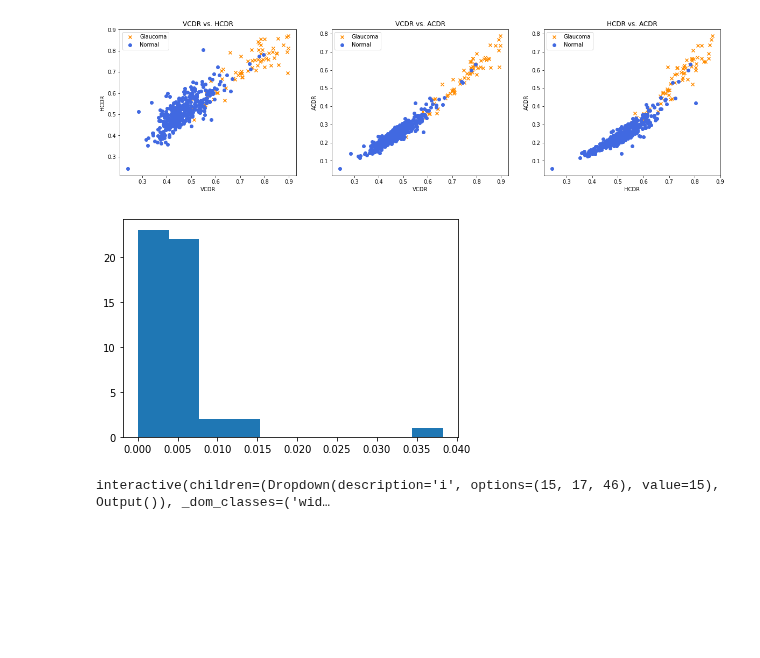
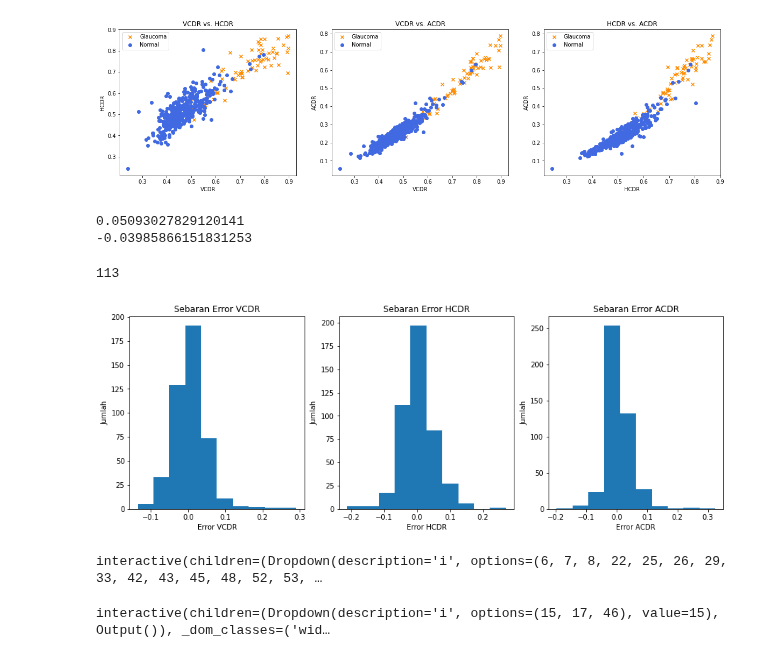
Before and after one commit to anasnafis77/Glaucoma-Detection-UNet, a Jupyter notebook: Glaucoma_inference.ipynb, the cells around one changed output. Drawn from its saved outputs; the diff is of its cells as text; code cells hidden in the pictures; blank space fills up the shorter version.

```diff
--- a/Glaucoma_inference.ipynb
+++ b/Glaucoma_inference.ipynb
@@ -205,8 +203,75 @@ ix_error = abs_error.index[abs_error > (np.mean(abs_error) + np.std(abs_error))]
-# %%
-plt.hist(abs_error)
-plt.show()
-# %% [output]
-[figure, removed]
+# %%
+vcdr_error = inf_df['VCDR GT']-inf_df['VCDR']
+hcdr_error = inf_df['HCDR GT']-inf_df['HCDR']
+acdr_error = inf_df['ACDR GT']-inf_df['ACDR']
+ix_error_vcdr = vcdr_error.index[(vcdr_error > (np.mean(vcdr_error) + np.std(vcdr_error)))|( vcdr_error < (np.mean(vcdr_error) - np.std(vcdr_error)))]
+print(np.mean(vcdr_error) + np.std(vcdr_error))
+print(np.mean(vcdr_error) - np.std(vcdr_error))
+# %% [output]
+0.05093027829120141
+-0.03985866151831253
+# %%
+len(ix_error_vcdr)
+# %% [output]
+113
+# %%
+plt.figure(figsize=(15, 5))
+plt.subplot(1,3,1)
+plt.hist(vcdr_error)
+plt.ylabel('Jumlah')
+plt.xlabel('Error VCDR')
+plt.title('Sebaran Error VCDR')
+plt.subplot(1,3,2)
+plt.hist(hcdr_error)
+plt.ylabel('Jumlah')
+plt.xlabel('Error HCDR')
+plt.title('Sebaran Error HCDR')
+plt.subplot(1,3,3)
+plt.hist(acdr_error)
+plt.ylabel('Jumlah')
+plt.xlabel('Error ACDR')
+plt.title('Sebaran Error ACDR')
+plt.show()
+# %% [output]
+[figure, added]
+# %%
+@interact(i=ix_error_vcdr)
+def show_groundtruth(i=ix_error_vcdr[0]):
+
+  img = cv2.imread(df['path_OD'][i], 0)
+  ROI =
+  mask_OD_gt = cv2.imread(df['path_OD_png'][i], 0)
+  mask_OC_gt = cv2.imread(df['path_OC_png'][i], 0)
+  mask_OD = cv2.imread('/content/gdrive/My Drive/Drive Tugas Akhir/Kode/Hasil segmentasi/semantic fixed/OD_{}.png'.format(i+1), 0)
+  mask_OC = cv2.imread('/content/gdrive/My Drive/Drive Tugas Akhir/Kode/Hasil segmentasi/semantic fixed/OC_{}.png'.format(i+1), 0)
+
+  h, w = mask_OD_gt.shape[:2]
+  mask_OD_gt_show = np.zeros((h, w, 3), np.uint8)
+  mask_OD_show = np.zeros((h, w, 3), np.uint8)
+  mask_OC_gt_show = np.zeros((h, w, 3), np.uint8)
+  mask_OC_show = np.zeros((h, w, 3), np.uint8)
+
+  mask_OD_gt_show[mask_OD_gt==255] = (255, 0, 0)
+  mask_OD_show[mask_OD==255] = (0, 0, 255)
+
+  mask_OC_gt_show[mask_OC_gt==255] = (255, 0, 0)
+  mask_OC_show[mask_OC==255] = (0, 0, 255)
+
+  DSC_OD = np.sum(mask_OD[mask_OD_gt==255])*2.0/(np.sum(mask_OD) + np.sum(mask_OD_gt))
+  DSC_OC = np.sum(mask_OC[mask_OC_gt==255])*2.0/(np.sum(mask_OC) + np.sum(mask_OC_gt))
+
+  plt.figure(figsize=(10, 10))
+  plt.subplot(121),
+  plt.imshow(mask_OD_gt_show, interpolation='none')
+  plt.imshow(mask_OD_show, interpolation='none', alpha=0.35)
+  plt.text(100, 100, 'DSC: {:.3f}'.format(DSC_OD), size='small', color='w')
+  plt.subplot(122),
+  plt.imshow(mask_OC_gt_show, interpolation='none')
+  plt.imshow(mask_OC_show, interpolation='none', alpha=0.35)
+  plt.text(100, 100, 'DSC: {:.3f}'.format(DSC_OC), size ='small', color='w')
+  plt.show()
+# %% [output]
+interactive(children=(Dropdown(description='i', options=(6, 7, 8, 22, 25, 26, 29, 33, 42, 43, 45, 48, 52, 53, …
 # %%
 @interact(i=ix_error)
 def show_groundtruth(i=ix_error[0]):
```
Also changed, not shown: parts of 3 cells of this notebook.
